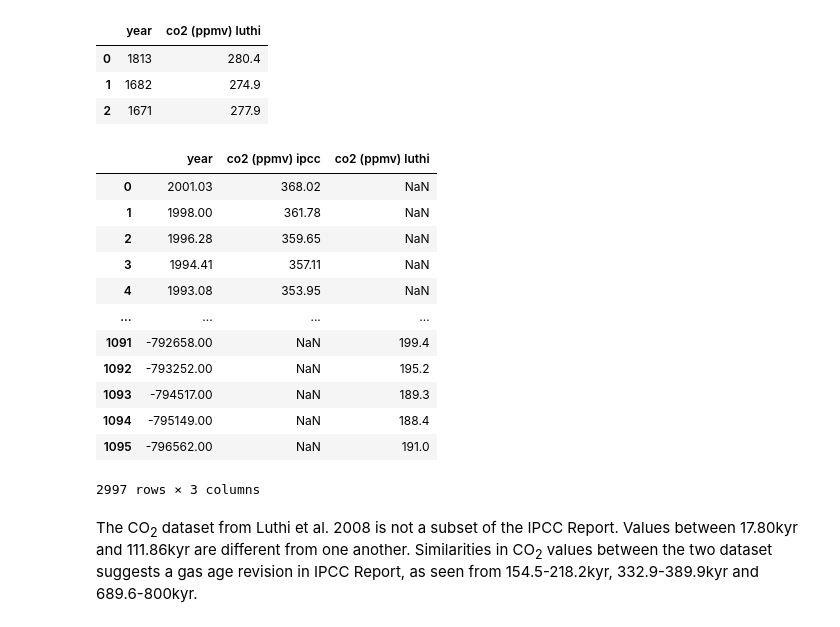
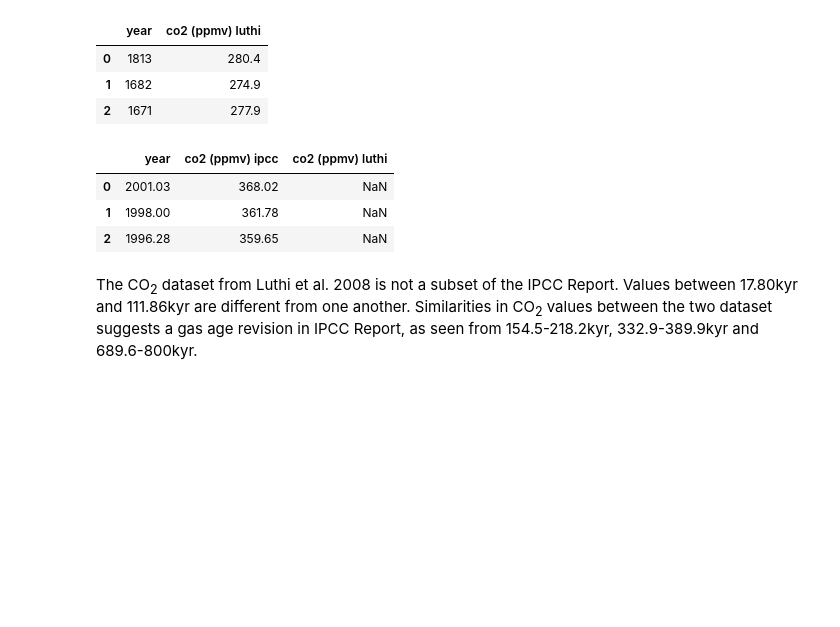
Before and after one commit to nurbujang/2progdaw23, a Jupyter notebook: project2.ipynb, the cells around one changed output. Drawn from its saved outputs; the diff is of its cells as text; code cells hidden in the pictures; blank space fills up the shorter version.

```diff
--- a/project2.ipynb
+++ b/project2.ipynb
@@ -167,22 +167,13 @@ df_co2_luthi.head(3)
 # %%
 df_co2_ipcc_vs_luthi = pd.concat([df_co2_pre2001,
                         df_co2_luthi
 ])
-df_co2_ipcc_vs_luthi
+df_co2_ipcc_vs_luthi.head(3)
 # %% [output]
 |  | year | co2 (ppmv) ipcc | co2 (ppmv) luthi |
 | 0 | 2001.03 | 368.02 | NaN |
 | 1 | 1998.00 | 361.78 | NaN |
 | 2 | 1996.28 | 359.65 | NaN |
-| 3 | 1994.41 | 357.11 | NaN |
-| 4 | 1993.08 | 353.95 | NaN |
-| ... | ... | ... | ... |
-| 1091 | -792658.00 | NaN | 199.4 |
-| 1092 | -793252.00 | NaN | 195.2 |
-| 1093 | -794517.00 | NaN | 189.3 |
-| 1094 | -795149.00 | NaN | 188.4 |
-| 1095 | -796562.00 | NaN | 191.0 |
-2997 rows × 3 columns
 # %%
 px.scatter(df_co2_ipcc_vs_luthi.sort_values('year', ascending=True),
         x='year',
```
Also changed, not shown: parts of 3 cells of this notebook, 1 other file.
